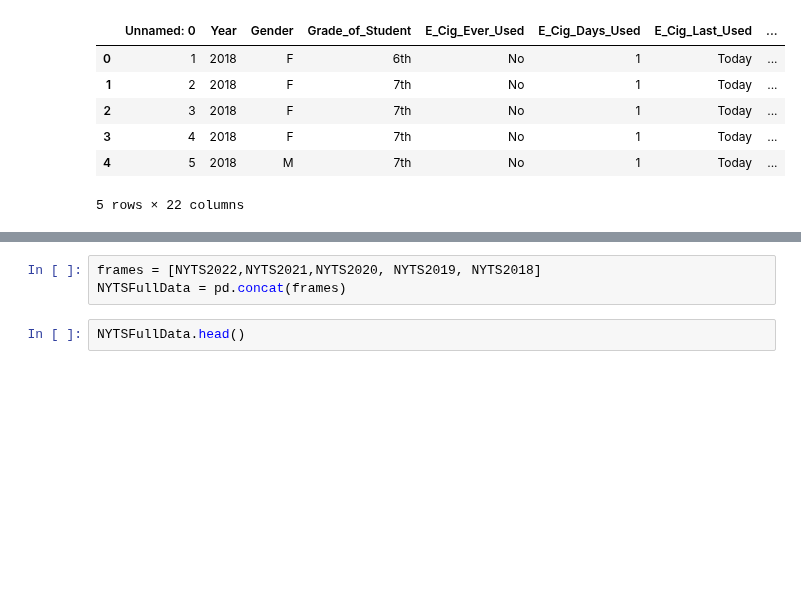
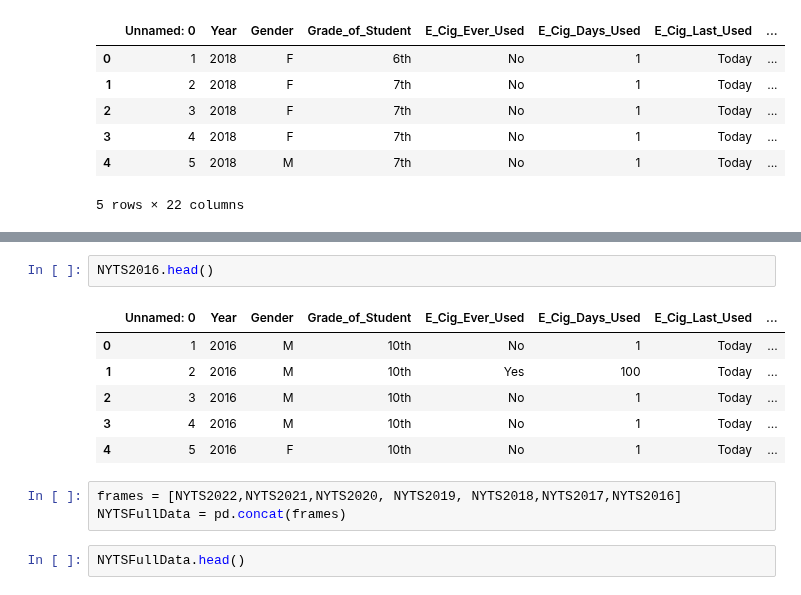
Before and after one commit to kh-bh/IntroToDSFinalProject, a Jupyter notebook: NYTS 2016-2022 Full Data/MergingData.ipynb, the cells around one changed output, grey strips where cells are left out. Saved outputs shown, nothing was run; the diff lists cells and outputs as text; blank space fills up the shorter version.

```diff
--- a/NYTS 2016-2022 Full Data/MergingData.ipynb
+++ b/NYTS 2016-2022 Full Data/MergingData.ipynb
@@ -60,5 +72,14 @@ NYTS2018.head()
+# %%
+NYTS2016.head()
+# %% [output]
+|  | Unnamed: 0 | Year | Gender | Grade_of_Student | E_Cig_Ever_Used | E_Cig_Days_Used | E_Cig_Last_Used | ... |
+| 0 | 1 | 2016 | M | 10th | No | 1 | Today | ... |
+| 1 | 2 | 2016 | M | 10th | Yes | 100 | Today | ... |
+| 2 | 3 | 2016 | M | 10th | No | 1 | Today | ... |
+| 3 | 4 | 2016 | M | 10th | No | 1 | Today | ... |
+| 4 | 5 | 2016 | F | 10th | No | 1 | Today | ... |
 # %%
-frames = [NYTS2022,NYTS2021,NYTS2020, NYTS2019, NYTS2018]
+frames = [NYTS2022,NYTS2021,NYTS2020, NYTS2019, NYTS2018,NYTS2017,NYTS2016]
 NYTSFullData = pd.concat(frames)
 # %%
 NYTSFullData.head()
```
Also changed, not shown: parts of 3 cells of this notebook, 4 other files.
